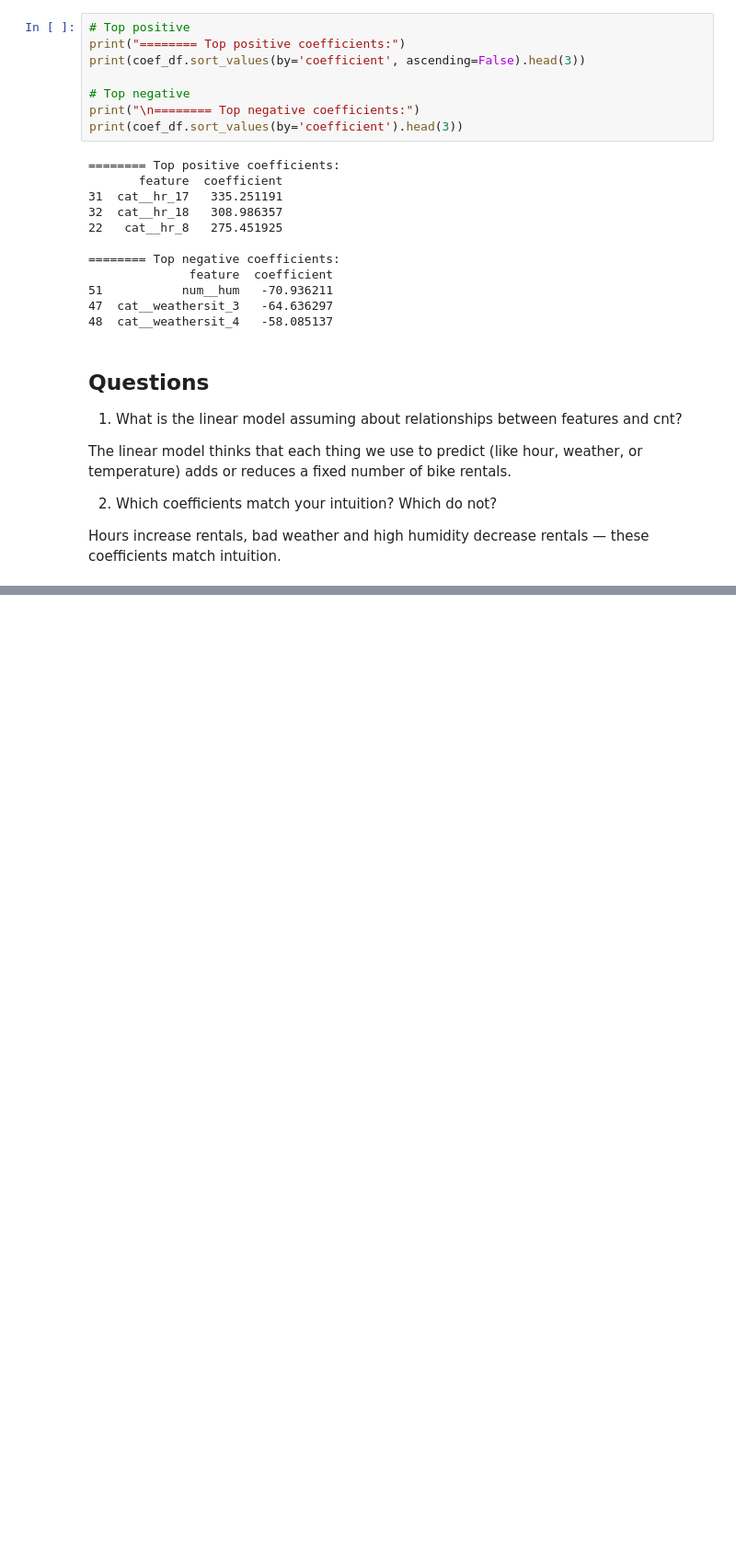
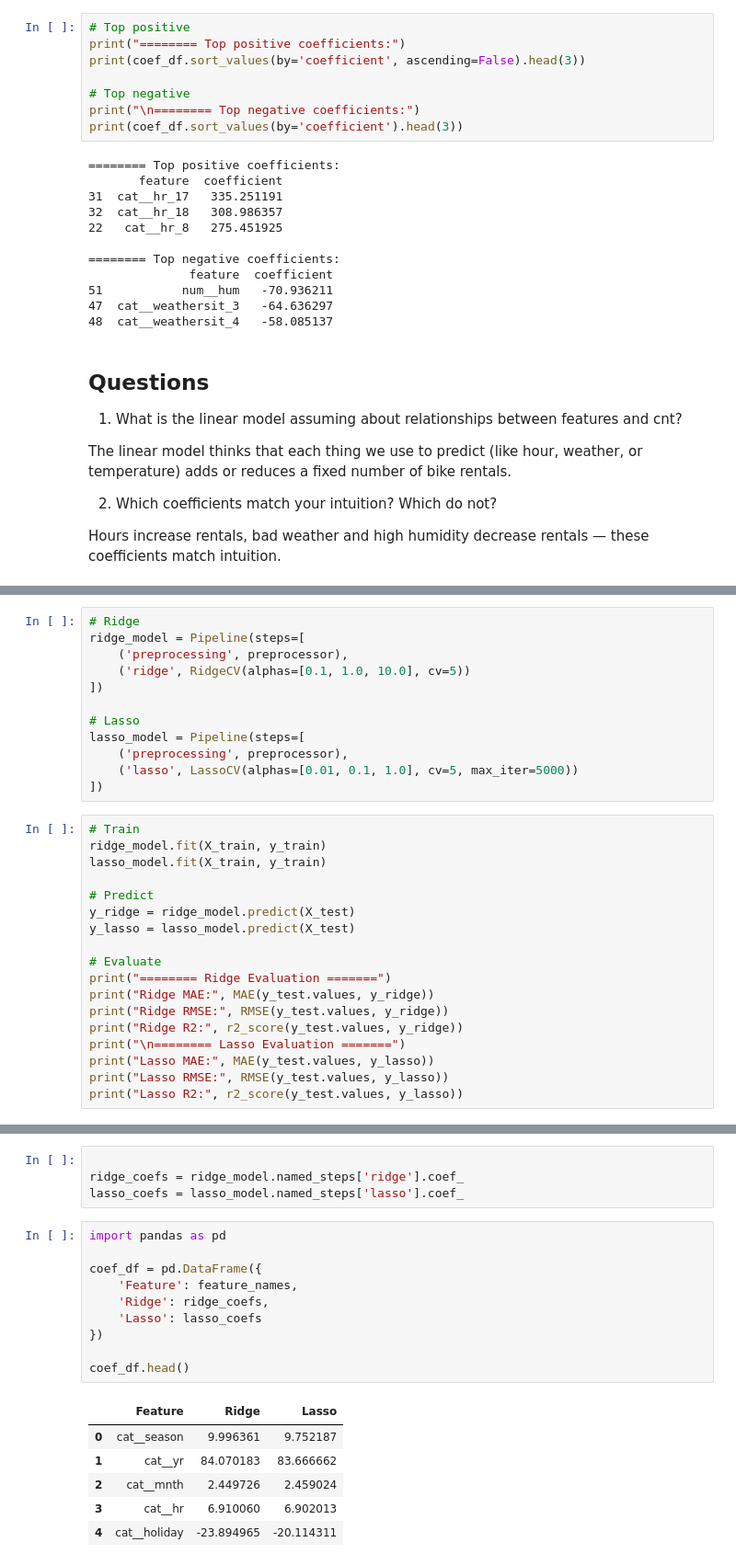
Before and after one commit to ZabitMagomed239/Bike-Rental-Regression-Project, a Jupyter notebook: noteboks/02_modeling.ipynb, the cells around one changed output, grey strips where cells are left out. Shown at 92% size. Saved outputs shown, nothing was run; the diff lists cells and outputs as text; blank space fills up the shorter version.

```diff
--- a/noteboks/02_modeling.ipynb
+++ b/noteboks/02_modeling.ipynb
@@ -117,0 +140,30 @@ Hours increase rentals, bad weather and high humidity decrease rentals — these
+# %%
+# Ridge
+ridge_model = Pipeline(steps=[
+    ('preprocessing', preprocessor),
+    ('ridge', RidgeCV(alphas=[0.1, 1.0, 10.0], cv=5))
+])
+
+# Lasso
+lasso_model = Pipeline(steps=[
+    ('preprocessing', preprocessor),
+    ('lasso', LassoCV(alphas=[0.01, 0.1, 1.0], cv=5, max_iter=5000))
+])
+# %%
+# Train
+ridge_model.fit(X_train, y_train)
+lasso_model.fit(X_train, y_train)
+
+# Predict
+y_ridge = ridge_model.predict(X_test)
+y_lasso = lasso_model.predict(X_test)
+
+# Evaluate
+print("======== Ridge Evaluation =======")
+print("Ridge MAE:", MAE(y_test.values, y_ridge))
+print("Ridge RMSE:", RMSE(y_test.values, y_ridge))
+print("Ridge R2:", r2_score(y_test.values, y_ridge))
+print("\n======== Lasso Evaluation =======")
+print("Lasso MAE:", MAE(y_test.values, y_lasso))
+print("Lasso RMSE:", RMSE(y_test.values, y_lasso))
+print("Lasso R2:", r2_score(y_test.values, y_lasso))
@@ -117,0 +180,21 @@ Hours increase rentals, bad weather and high humidity decrease rentals — these
+# %%
+
+ridge_coefs = ridge_model.named_steps['ridge'].coef_
+lasso_coefs = lasso_model.named_steps['lasso'].coef_
+# %%
+import pandas as pd
+
+coef_df = pd.DataFrame({
+    'Feature': feature_names,
+    'Ridge': ridge_coefs,
+    'Lasso': lasso_coefs
+})
+
+coef_df.head()
+# %% [output]
+|  | Feature | Ridge | Lasso |
+| 0 | cat__season | 9.996361 | 9.752187 |
+| 1 | cat__yr | 84.070183 | 83.666662 |
+| 2 | cat__mnth | 2.449726 | 2.459024 |
+| 3 | cat__hr | 6.910060 | 6.902013 |
+| 4 | cat__holiday | -23.894965 | -20.114311 |
```
Also changed, not shown: parts of 7 cells of this notebook.
